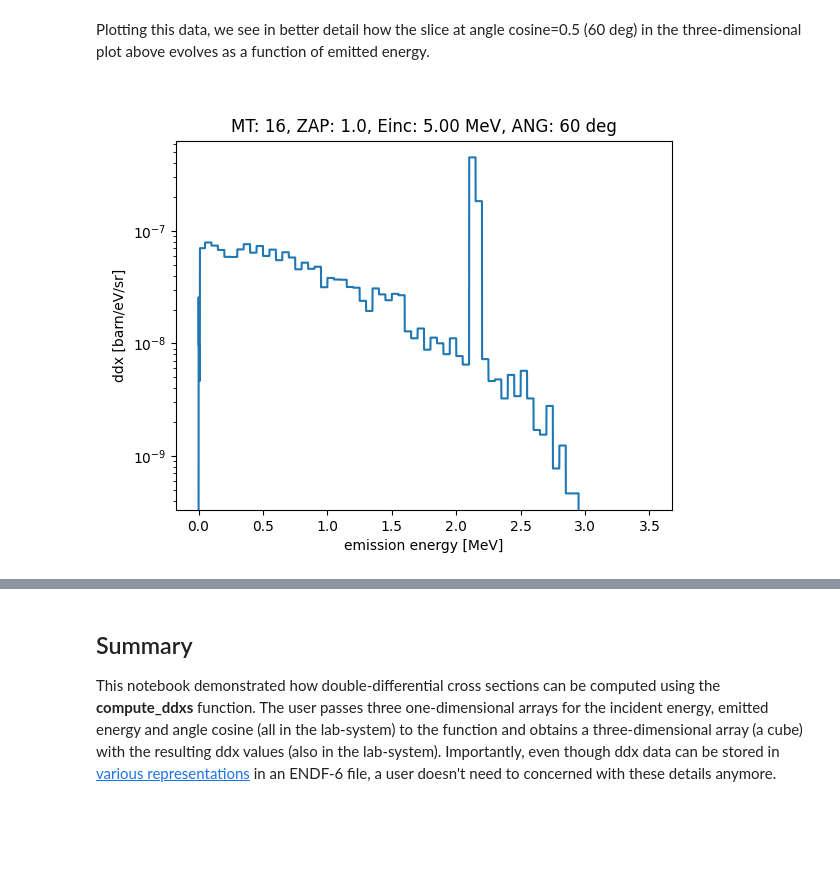
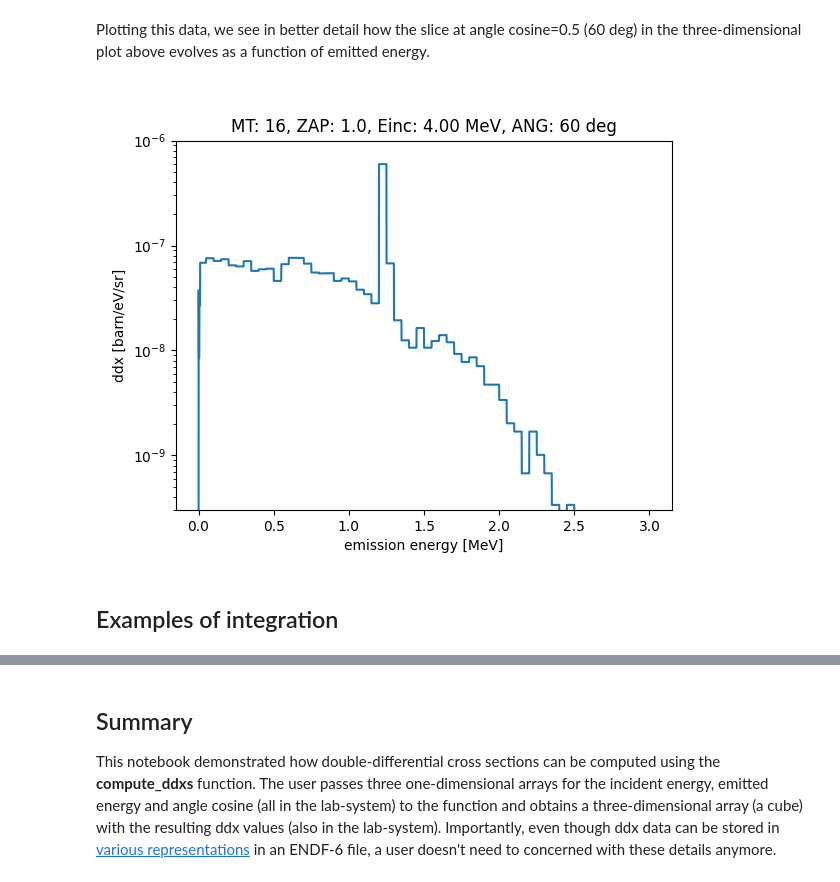
Before and after one commit to IAEA-NDS/endf-userpy, a Jupyter notebook: examples/ddxs_plotting.ipynb, the cells around one changed output, grey strips where cells are left out. Saved outputs shown, nothing was run; the diff lists cells and outputs as text; code cells hidden in the pictures; blank space fills up the shorter version.

```diff
--- a/examples/ddxs_plotting.ipynb
+++ b/examples/ddxs_plotting.ipynb
@@ -66,7 +66,7 @@ from endf_userpy.quantities import compute_ddxs
 We use the functionality of the **endf-parserpy** package to load the data from the ENDF file into a Python dictionary:
 # %%
 endf_file = os.path.join('..', 'tests', 'data', 'n-004_Be_009.endf')
-parser = EndfParserCpp()
+parser = EndfParserCpp(ignore_blank_lines=True)
 endf_dict = parser.parsefile(endf_file)
 # %% [markdown]
 To get an idea about the ENDF file, we create a pandas DataFrame that shows the available reactions and their associated MT numbers:
@@ -152,22 +153,25 @@ plt.show()
 # %% [markdown]
 As beautiful as this 3d plot looks, it is difficult to interpret it quantitatively. Therefore, let's compute another ddx value cube where we only supply the angle cosine corresponding to 60 degree. Because we know by construction that this cube is of dimension 1 x 10000 x 1, we immediately flatten the result to a 1-dim numpy array.
 # %%
-ens_in = np.array([5e6])
+ens_in = np.array([4e6])
 ang_out = 60
-ens_out = np.linspace(1e-5, 3.5e6, int(1e4))
+ens_out = np.linspace(1e-5, 3e6, int(1e4))
 ddxvals = compute_ddxs(
     endf_dict, mt, zaps[0], ens_in, ens_out,
-    np.cos([deg2rad(ang_out)])
+    np.cos([deg2rad(ang_out)]), to_lab=False
 ).flatten()
 # %% [markdown]
 Plotting this data, we see in better detail how the slice at angle cosine=0.5 (60 deg) in the three-dimensional plot above evolves as a function of emitted energy.
 # %%
 plt.figure()
 plt.plot(ens_out / 1e6, ddxvals)
 plt.yscale('log')
 plt.title(f'MT: {mt}, ZAP: {zaps[0]}, Einc: {ens_in[0]/1e6:.2f} MeV, ANG: {ang_out} deg')
 plt.xlabel('emission energy [MeV]')
 plt.ylabel('ddx [barn/eV/sr]')
+plt.ylim(3e-10, 1e-6)
 plt.show()
 # %% [output]
-[figure, old version]
+[figure, new version]
+# %% [markdown]
+## Examples of integration
```
Also changed, not shown: parts of 15 cells of this notebook, 1 other file.
